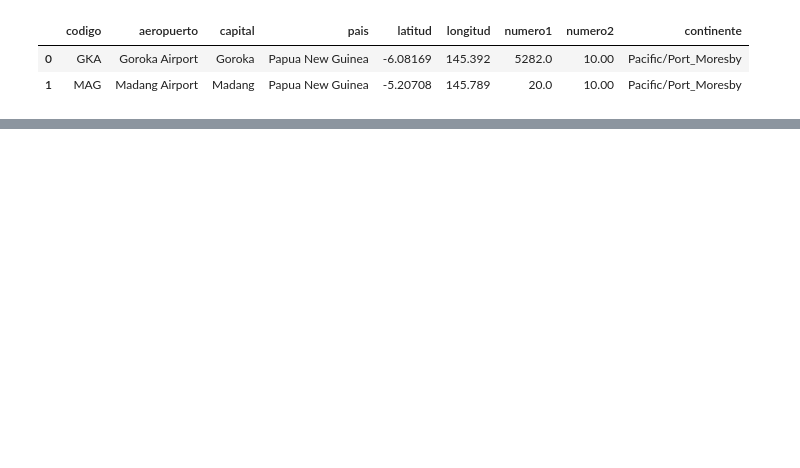
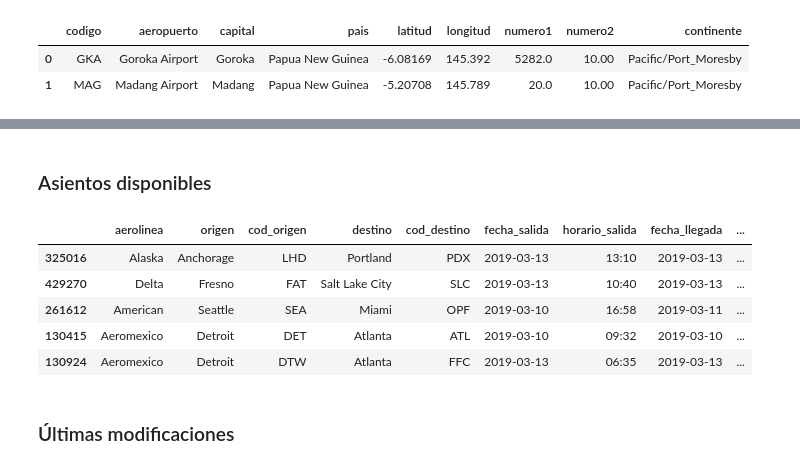
Before and after one commit to cotarelorodrigo/BDD, a Jupyter notebook: notebooks/csv_generator.ipynb, the cells around one changed output, grey strips where cells are left out. Drawn from its saved outputs; the diff is of its cells as text; code cells hidden in the pictures; blank space fills up the shorter version.

```diff
--- a/notebooks/csv_generator.ipynb
+++ b/notebooks/csv_generator.ipynb
@@ -208,0 +176,14 @@ a.to_csv('../csv/info_vuelos_full.csv', index = None, header = True)
+# %% [markdown]
+### Asientos disponibles
+# %%
+a['asientos_disponibles'] = a.apply(lambda x: np.random.randint(0, 5), axis=1)
+a.sample(5)
+# %% [output]
+|  | aerolinea | origen | cod_origen | destino | cod_destino | fecha_salida | horario_salida | fecha_llegada | ... |
+| 325016 | Alaska | Anchorage | LHD | Portland | PDX | 2019-03-13 | 13:10 | 2019-03-13 | ... |
+| 429270 | Delta | Fresno | FAT | Salt Lake City | SLC | 2019-03-13 | 10:40 | 2019-03-13 | ... |
+| 261612 | American | Seattle | SEA | Miami | OPF | 2019-03-10 | 16:58 | 2019-03-11 | ... |
+| 130415 | Aeromexico | Detroit | DET | Atlanta | ATL | 2019-03-10 | 09:32 | 2019-03-10 | ... |
+| 130924 | Aeromexico | Detroit | DTW | Atlanta | FFC | 2019-03-13 | 06:35 | 2019-03-13 | ... |
+# %% [markdown]
+### Últimas modificaciones
```
Also changed, not shown: parts of 35 cells of this notebook, 2 other files.
